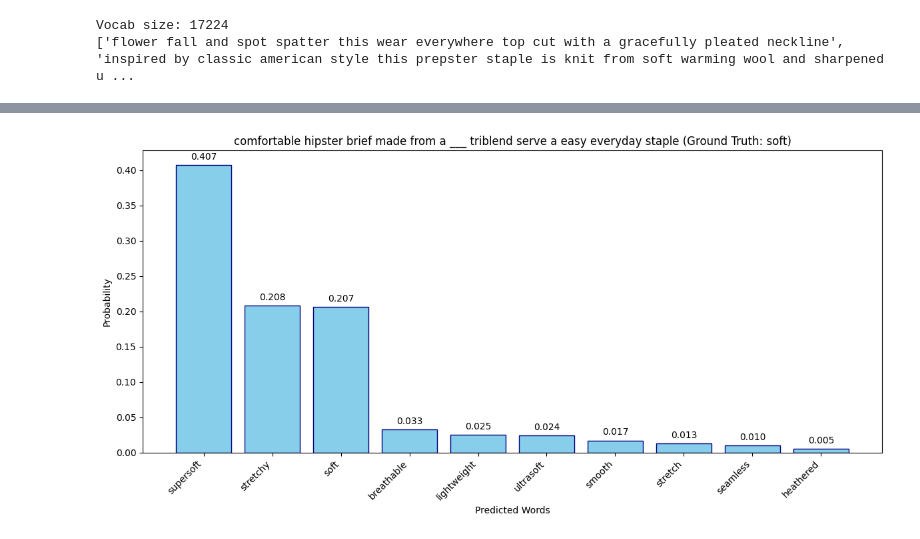
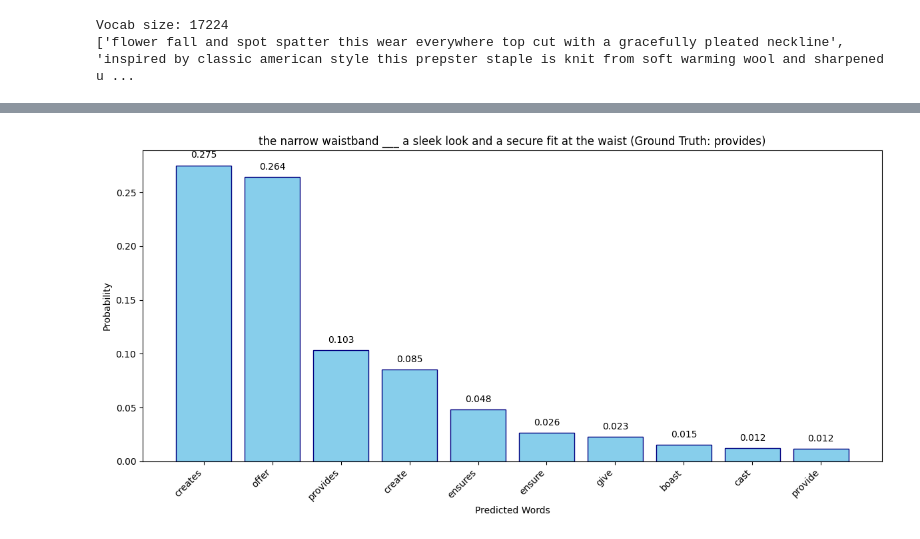
Before and after one commit to chocomint-727/ML_portfolio, a Jupyter notebook: MAE.ipynb, the cells around one changed output, grey strips where cells are left out. Drawn from its saved outputs; the diff is of its cells as text; code cells hidden in the pictures.

```diff
--- a/MAE.ipynb
+++ b/MAE.ipynb
@@ -238,7 +238,7 @@ start = 0
 for batch in tqdm(loader):
     pass
 # %%
-epochs = 200
+epochs = 600
 
 scheduler = OneCycleLR(
     optimizer,
@@ -247,6 +247,9 @@ scheduler = OneCycleLR(
     epochs=epochs,
     pct_start=0.05   # 5% of training is warmup
 )
+
+for i in range(start):
+    scheduler.step()
 
 scaler = GradScaler(device)
 
@@ -349,32 +368,32 @@ def plot_probe_reconstruction(sentence, model, vocab, mask_num=7, top_k=10):
         top_probs = top_probs.cpu().numpy()
         top_indices = top_indices.cpu().numpy()
 
     # Map IDs back to words
     inv_vocab = {v: k for k, v in vocab.items()}
     top_words = [inv_vocab.get(idx, f"ID:{idx}") for idx in top_indices]
 
     # Format the plot title as requested
     display_sentence = words[:]
     display_sentence[mask_num] = "___"
     title_text = f"{' '.join(display_sentence)} (Ground Truth: {original_word})"
 
     # Create the plot
     plt.figure(figsize=(12, 6))
     bars = plt.bar(top_words, top_probs, color='skyblue', edgecolor='navy')
     plt.xlabel('Predicted Words')
     plt.ylabel('Probability')
     plt.title(title_text)
     plt.xticks(rotation=45, ha='right')
 
     # Add probability labels on top of bars
     for bar in bars:
         yval = bar.get_height()
         plt.text(bar.get_x() + bar.get_width()/2, yval + 0.005, f'{yval:.3f}', ha='center', va='bottom')
 
     plt.tight_layout()
     plt.savefig('reconstruction_probabilities.png')
     plt.show()
-plot_probe_reconstruction(captions[11], whereswaldotrainer, vocab, mask_num=6)
+plot_probe_reconstruction("The narrow waistband provides a sleek look and a secure fit at the waist", whereswaldotrainer, vocab, mask_num=3)
 # Usage:
 # %% [output]
-[figure, old version]
+[figure, new version]
```
Also changed, not shown: parts of 2 cells of this notebook, 9 other files.
